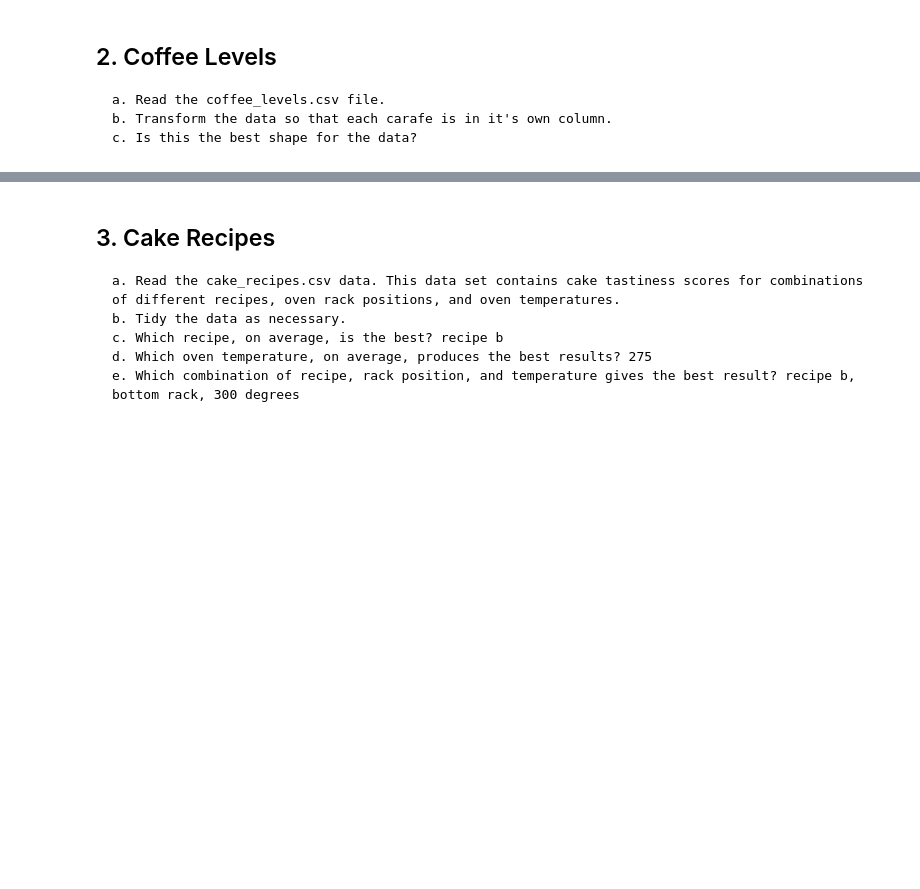
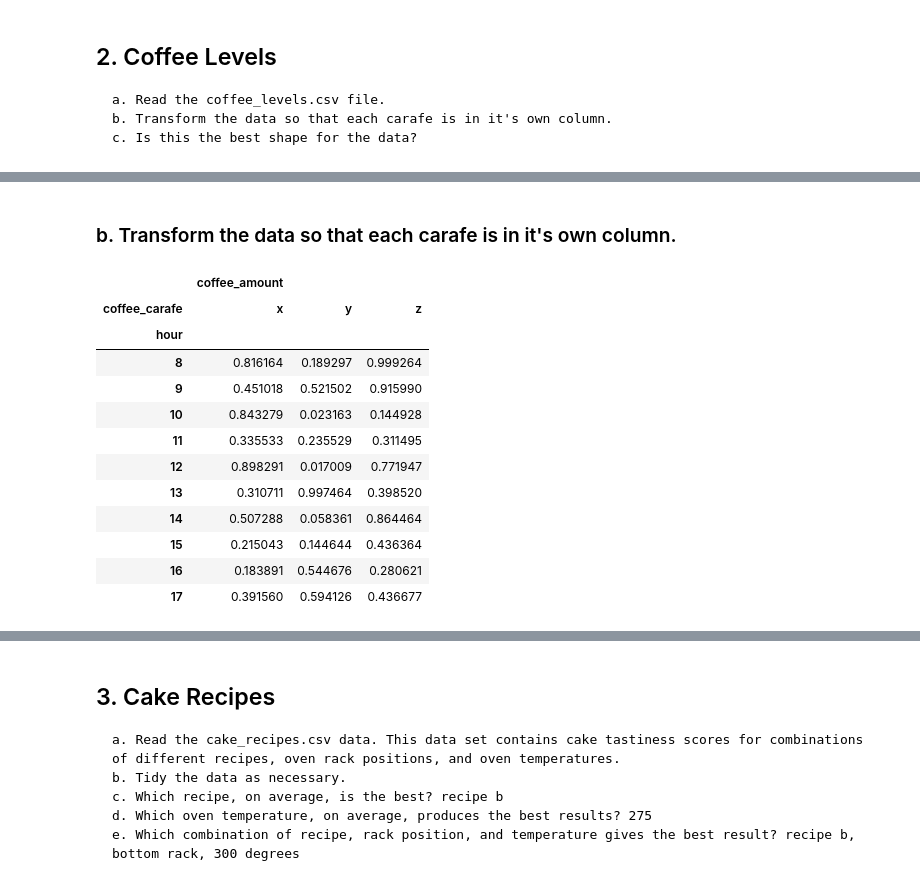
Before and after one commit to hrodjr/classification-exercises, a Jupyter notebook: tidy_data.ipynb, the cells around one changed output, grey strips where cells are left out. Drawn from its saved outputs; the diff is of its cells as text; code cells hidden in the pictures; blank space fills up the shorter version.

```diff
--- a/tidy_data.ipynb
+++ b/tidy_data.ipynb
@@ -76,0 +101,20 @@ Name: attendance_percentage, dtype: float64
+# %% [markdown]
+### b. Transform the data so that each carafe is in it's own column.
+# %%
+#melt into carafe columns.
+coffee_pivot = coffee_lv.pivot(index='hour', columns='coffee_carafe')
+coffee_pivot
+# %% [output]
+|  | coffee_amount |  |  |
+| coffee_carafe | x | y | z |
+| hour |  |  |  |
+| 8 | 0.816164 | 0.189297 | 0.999264 |
+| 9 | 0.451018 | 0.521502 | 0.915990 |
+| 10 | 0.843279 | 0.023163 | 0.144928 |
+| 11 | 0.335533 | 0.235529 | 0.311495 |
+| 12 | 0.898291 | 0.017009 | 0.771947 |
+| 13 | 0.310711 | 0.997464 | 0.398520 |
+| 14 | 0.507288 | 0.058361 | 0.864464 |
+| 15 | 0.215043 | 0.144644 | 0.436364 |
+| 16 | 0.183891 | 0.544676 | 0.280621 |
+| 17 | 0.391560 | 0.594126 | 0.436677 |
```
Also changed, not shown: parts of 14 cells of this notebook.
